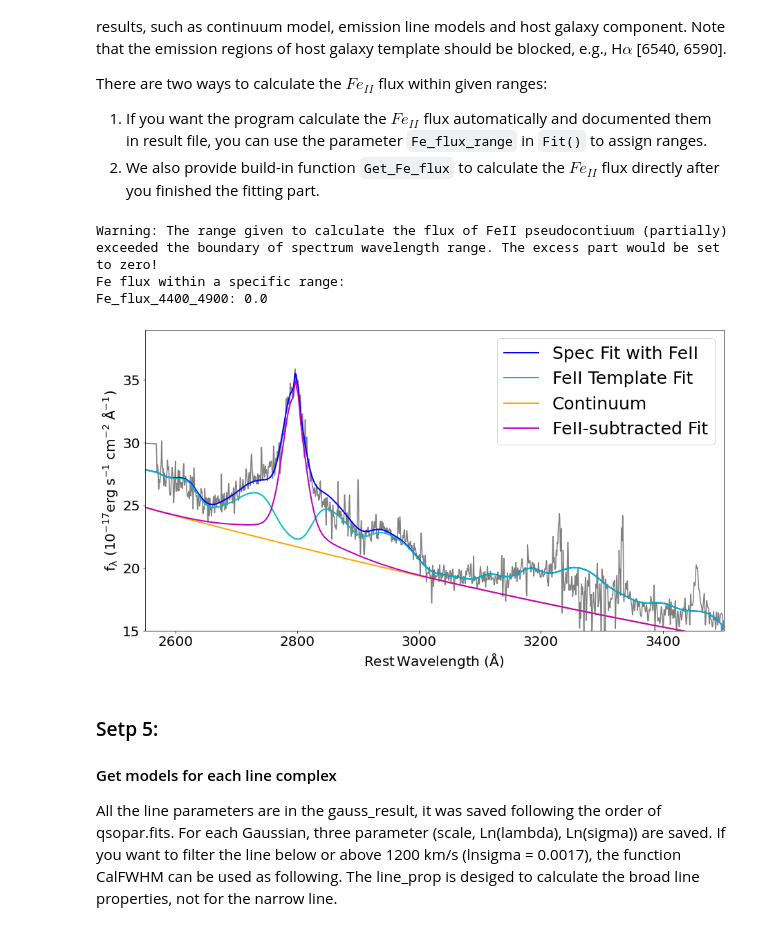
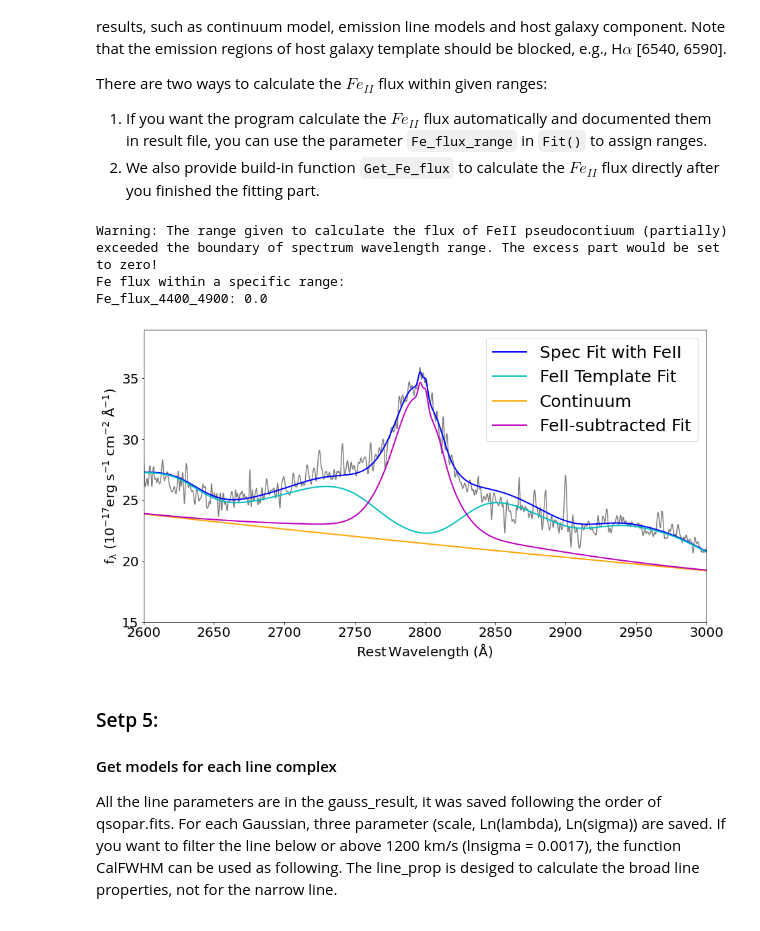
Before and after one commit to trevormccaffrey/J1554plus1937, a Jupyter notebook: example_J1554+1937.ipynb, the cells around one changed output. Cells and saved outputs as stored; diff of their text form; code cells hidden in the pictures.

```diff
--- a/example_J1554+1937.ipynb
+++ b/example_J1554+1937.ipynb
@@ -271,32 +201,33 @@ There are two ways to calculate the $Fe_{II}$ flux within given ranges:
 # %%
 fig=plt.figure(figsize=(15,8))
 #plot the quasar rest frame spectrum after removed the host galaxy component
 plt.plot(q.wave,q.flux,'grey')
 plt.plot(q.wave,q.err,'r')
 
 
 #To plot the whole model, we use Manygauss to reappear the line fitting results saved in gauss_result
 plt.plot(q.wave,q.Manygauss(np.log(q.wave),q.gauss_result)+q.f_conti_model,'b',label='Spec Fit with FeII',lw=2)
 plt.plot(q.wave,q.f_conti_model,'c',lw=2, label="FeII Template Fit")
 plt.plot(q.wave,q.PL_poly_BC,"orange",label='Continuum',lw=2)
 plt.plot(q.wave,q.Manygauss(np.log(q.wave),q.gauss_result)+q.PL_poly_BC,'m',label='FeII-subtracted Fit',lw=2)
 #plt.plot(q.wave,q.host,'m',lw=2)
 
-plt.xlim(2550,3500)
+#plt.xlim(2550,3500)
+plt.xlim(2600,3000)
 plt.ylim(15,39)
 plt.xlabel(r'$\rm Rest \, Wavelength$ ($\rm \AA$)',fontsize = 20)
 plt.ylabel(r'$\rm f_{\lambda}$ ($\rm 10^{-17} erg\;s^{-1}\;cm^{-2}\;\AA^{-1}$)',fontsize = 20)
 plt.legend(loc="upper right", prop={"size":25})
 
 #print('optical Fe flux (10^(-17) erg/s/cm^2): '+q.conti_result[q.conti_result_name=='Fe_flux_4435_4685'][0])
 
 Fe_flux_result,Fe_flux_type,Fe_flux_name = q.Get_Fe_flux(np.array([4400,4900]))
 print('Fe flux within a specific range: \n'+Fe_flux_name[0]+': '+str(Fe_flux_result[0]))
 # %% [output]
 Warning: The range given to calculate the flux of FeII pseudocontiuum (partially) exceeded the boundary of spectrum wavelength range. The excess part would be set to zero!
 Fe flux within a specific range:
 Fe_flux_4400_4900: 0.0
-[figure, old version]
+[figure, new version]
 # %% [markdown]
 ### Setp 5:
 #### Get models for each line complex
```
Also changed, not shown: parts of 27 cells of this notebook.
